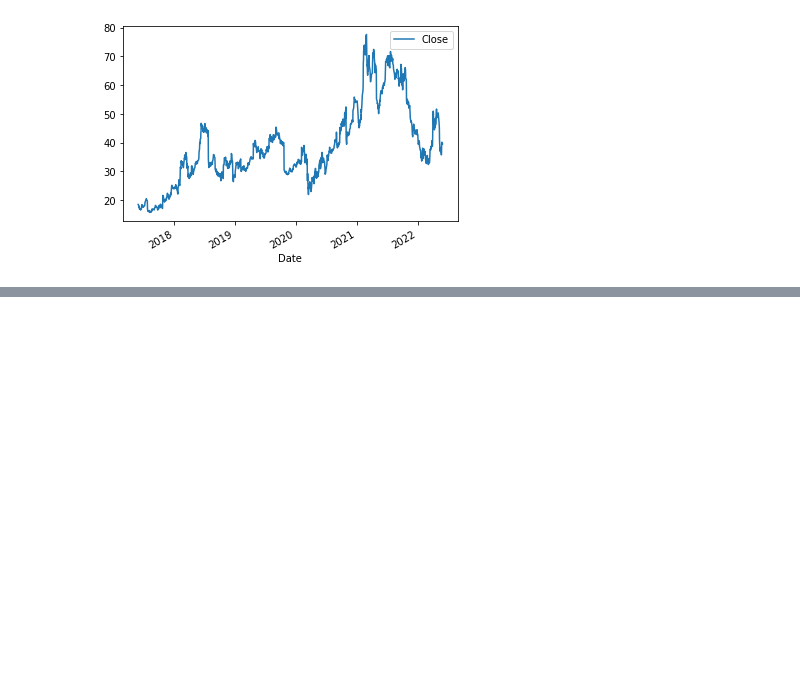
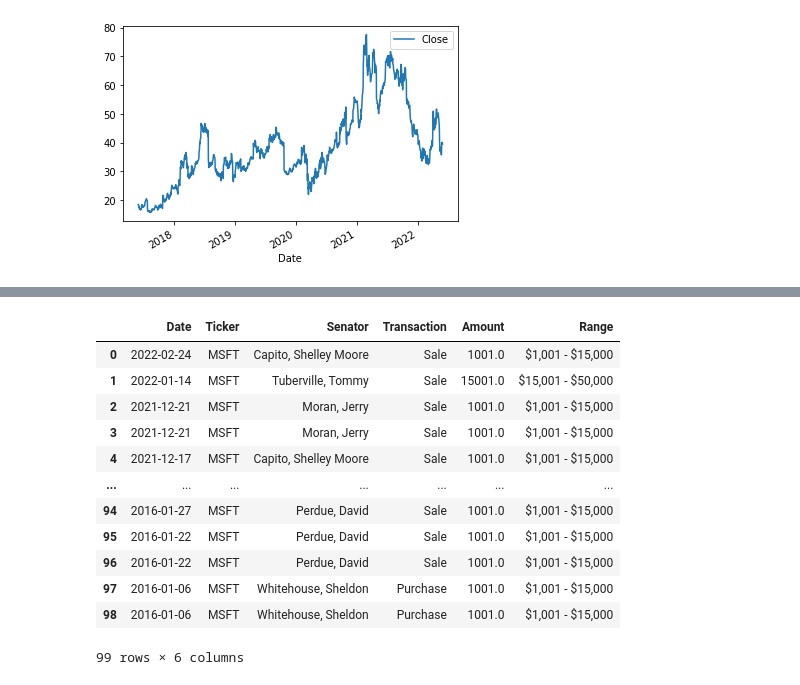
Before and after one commit to Loudju/Fintech_Project1_Politician_stock_trading, a Jupyter notebook: initial_data_with_key.ipynb, the cells around one changed output, grey strips where cells are left out. Cells and saved outputs as stored; diff of their text form; code cells hidden in the pictures; blank space fills up the shorter version.

```diff
--- a/initial_data_with_key.ipynb
+++ b/initial_data_with_key.ipynb
@@ -131,0 +216,18 @@ twtr_5y.plot()
+# %%
+df_dd = quiver.senate_trading('MSFT')
+# %%
+display(df_dd)
+# %% [output]
+|  | Date | Ticker | Senator | Transaction | Amount | Range |
+| 0 | 2022-02-24 | MSFT | Capito, Shelley Moore | Sale | 1001.0 | $1,001 - $15,000 |
+| 1 | 2022-01-14 | MSFT | Tuberville, Tommy | Sale | 15001.0 | $15,001 - $50,000 |
+| 2 | 2021-12-21 | MSFT | Moran, Jerry | Sale | 1001.0 | $1,001 - $15,000 |
+| 3 | 2021-12-21 | MSFT | Moran, Jerry | Sale | 1001.0 | $1,001 - $15,000 |
+| 4 | 2021-12-17 | MSFT | Capito, Shelley Moore | Sale | 1001.0 | $1,001 - $15,000 |
+| ... | ... | ... | ... | ... | ... | ... |
+| 94 | 2016-01-27 | MSFT | Perdue, David | Sale | 1001.0 | $1,001 - $15,000 |
+| 95 | 2016-01-22 | MSFT | Perdue, David | Sale | 1001.0 | $1,001 - $15,000 |
+| 96 | 2016-01-22 | MSFT | Perdue, David | Sale | 1001.0 | $1,001 - $15,000 |
+| 97 | 2016-01-06 | MSFT | Whitehouse, Sheldon | Purchase | 1001.0 | $1,001 - $15,000 |
+| 98 | 2016-01-06 | MSFT | Whitehouse, Sheldon | Purchase | 1001.0 | $1,001 - $15,000 |
+99 rows × 6 columns
```
Also changed, not shown: parts of 13 cells of this notebook, 1 other file.
